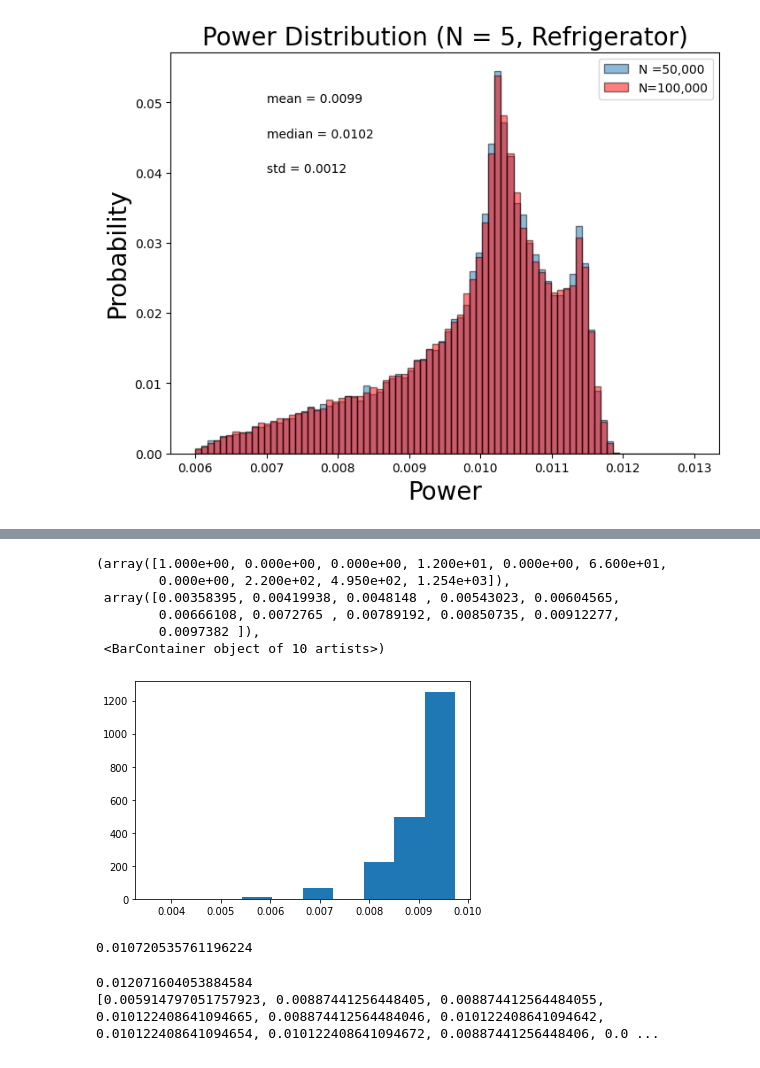
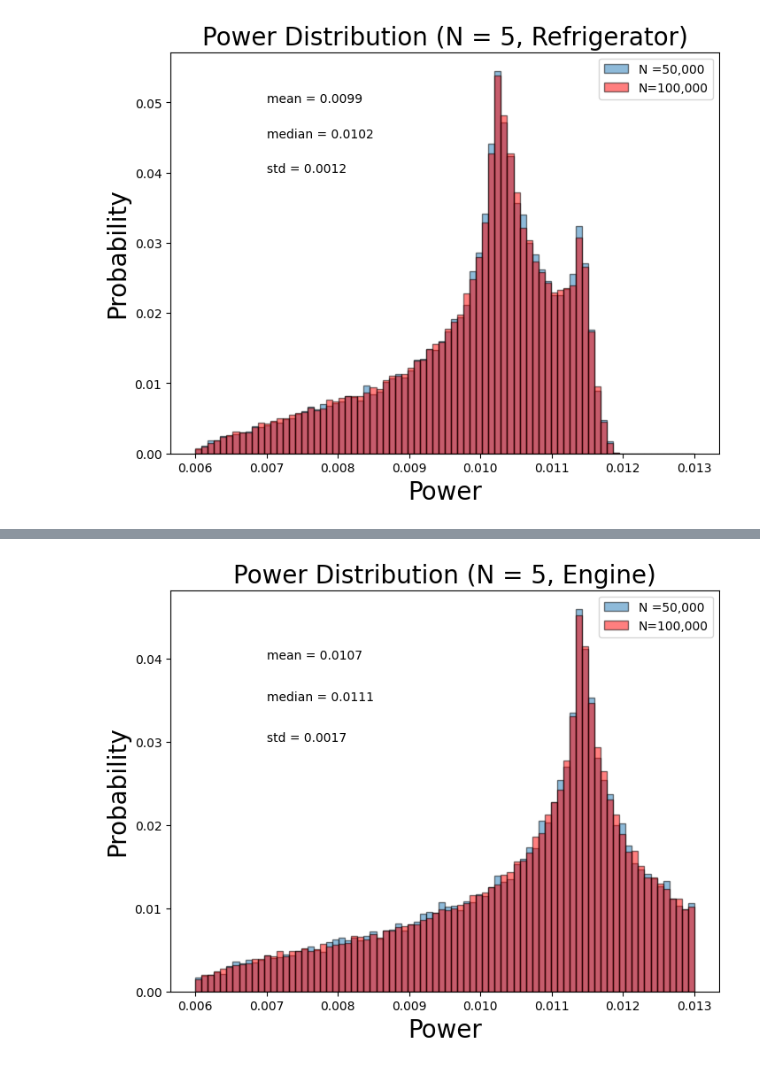
Before and after one commit to taufiqmurtadho/QuasiDegenerateLaser, a Jupyter notebook: power_result.ipynb, the cells around one changed output, grey strips where cells are left out. Saved outputs shown, nothing was run; the diff lists cells and outputs as text; code cells hidden in the pictures.

```diff
--- a/power_result.ipynb
+++ b/power_result.ipynb
@@ -10,7 +10,6 @@ from matplotlib.pyplot import figure
 #Write function to generate correlation matrix
 def correlation_matrix(N):
     corr_matrix = np.identity(N)
-    angles = []
     for i in range(N-1):
         corr_matrix[0,i+1] = np.cos(2*np.pi*(random.uniform()))
     for i in range(0,N):
@@ -428,9 +297,0 @@ for i in range(len(power_list)):
-# %%
-special_correlation_matrices = generate_all_special_correlation_matrices(7)
-power_list = [powerSS(getSteadyState(9,1,3,0.1,0.1,2,0.2, pmatrix, 0,0,0.05), 1,3,0,0.05) for pmatrix in special_correlation_matrices]
-pref=powerSS(getSteadyState(9,1,3,0.1,0.1,2,0.2, np.identity(7), 0,0,0.05), 1,3,0,0.05)
-print(pref)
-for i in range(len(power_list)):
-    if power_list[i] > pref:
-        print(power_list[i])
-        print(special_correlation_matrices[i])
@@ -461,29 +298,27 @@ plt.hist(power_list)
-# %%
-special_correlation_matrices = generate_all_special_correlation_matrices(12)
-power_list = [powerSS(getSteadyState(14,1,3,0.1,0.1,2,0.2, pmatrix, 0,0,0.05), 1,3,0,0.05) for pmatrix in special_correlation_matrices]
-plt.hist(power_list)
-# %% [output]
-(array([1.000e+00, 0.000e+00, 0.000e+00, 1.200e+01, 0.000e+00, 6.600e+01,
-        0.000e+00, 2.200e+02, 4.950e+02, 1.254e+03]),
- array([0.00358395, 0.00419938, 0.0048148 , 0.00543023, 0.00604565,
-        0.00666108, 0.0072765 , 0.00789192, 0.00850735, 0.00912277,
-        0.0097382 ]),
- <BarContainer object of 10 artists>)
-[figure, removed]
-# %%
-powerSS(getSteadyState(14,1,3,0.1,0.1,2,0.2, np.identity(12), 0,0,0.05), 1,3,0,0.05)
-# %% [output]
-0.010720535761196224
-# %%
-special_correlation_matrices = generate_all_special_correlation_matrices(5)
-power_list = [abs(powerSS(getSteadyState(7,1,3,0.1,0.1,2,1.5, pmatrix, 0,0,0.05), 1,3,0,0.05)) for pmatrix in special_correlation_matrices]
-pref=abs(powerSS(getSteadyState(7,1,3,0.1,0.1,2,1.5, np.identity(5), 0,0,0.05), 1,3,0,0.05))
-print(pref)
-for i in range(len(power_list)):
-    if power_list[i] > pref:
-        print(power_list[i])
-        print(special_correlation_matrices[i])
-print(power_list)
-# %% [output]
-0.012071604053884584
-[0.005914797051757923, 0.00887441256448405, 0.008874412564484055, 0.010122408641094665, 0.008874412564484046, 0.010122408641094642, 0.010122408641094654, 0.010122408641094672, 0.00887441256448406, 0.0 ...
+# %%
+power_data1 = []
+power_data2 = []
+N1 = 50000
+N2=100000
+bin_list = np.linspace(0.006,0.013,81)
+for i in range(N1):
+    ss = getSteadyState(7,1,3,0.1,0.1,2,0.2,correlation_matrix(5),0,0,0.05)
+    power_data1.append(abs(powerSS(ss, 1,3,0,0.05)))
+for i in range(N2):
+    ss = getSteadyState(7,1,3,0.1,0.1,2,0.2,correlation_matrix(5),0,0,0.05)
+    power_data2.append(abs(powerSS(ss, 1,3,0,0.05)))
+figure(figsize=(8, 6), dpi=100)
+weights1 = np.ones_like(power_data1)/len(power_data1)
+weights2 = np.ones_like(power_data2)/len(power_data2)
+plt.hist(power_data1, bins = bin_list, weights = weights1, edgecolor = 'black',label = 'N =50,000', alpha =0.5)
+plt.hist(power_data2, bins = bin_list, weights = weights2, color = "red", edgecolor = 'black', label = 'N=100,000', alpha =0.5)
+plt.legend()
+plt.text(0.007, 0.04, s = 'mean = {0}'.format(round(np.mean(power_data1), 4)), size = 10)
+plt.text(0.007, 0.035, s = 'median = {0}'.format(round(np.median(power_data1),4)), size= 10)
+plt.text(0.007, 0.03, s = 'std = {0}'.format(round(np.std(power_data1),4)), size = 10)
+plt.xlabel("Power", size =20)
+plt.ylabel("Probability", size = 20)
+plt.title("Power Distribution (N = 5, Engine)", size =20)
+plt.savefig('powerDistEngine_N=5.png', dpi=100)
+# %% [output]
+[figure, added]
```
Also changed, not shown: parts of 28 cells of this notebook, 14 other files.
